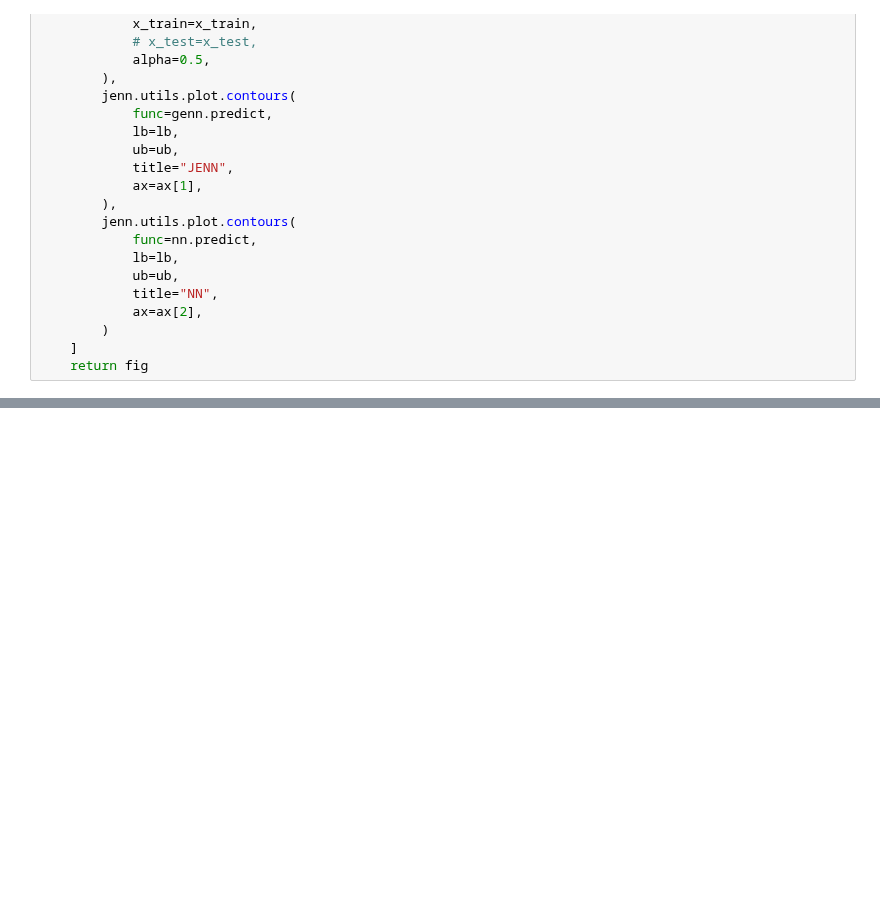
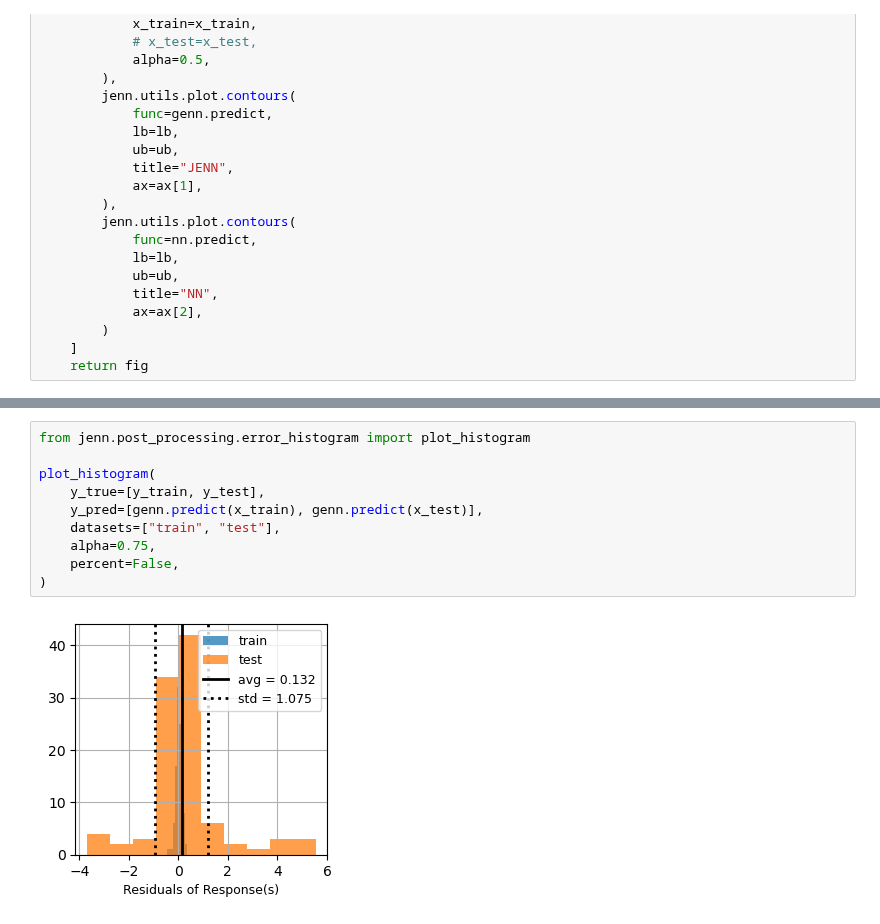
Before and after one commit to shb84/JENN, a Jupyter notebook: docs/examples/demo_2_rastrigin.ipynb, the cells around one changed output, grey strips where cells are left out. Saved outputs shown, nothing was run; the diff lists cells and outputs as text; blank space fills up the shorter version.

```diff
--- a/docs/examples/demo_2_rastrigin.ipynb
+++ b/docs/examples/demo_2_rastrigin.ipynb
@@ -142,0 +143,12 @@ plot_contours()
+# %%
+from jenn.post_processing.error_histogram import plot_histogram
+
+plot_histogram(
+    y_true=[y_train, y_test],
+    y_pred=[genn.predict(x_train), genn.predict(x_test)],
+    datasets=["train", "test"],
+    alpha=0.75,
+    percent=False,
+)
+# %% [output]
+[figure, added]
```
Also changed, not shown: parts of 6 cells of this notebook, 3 other files.
